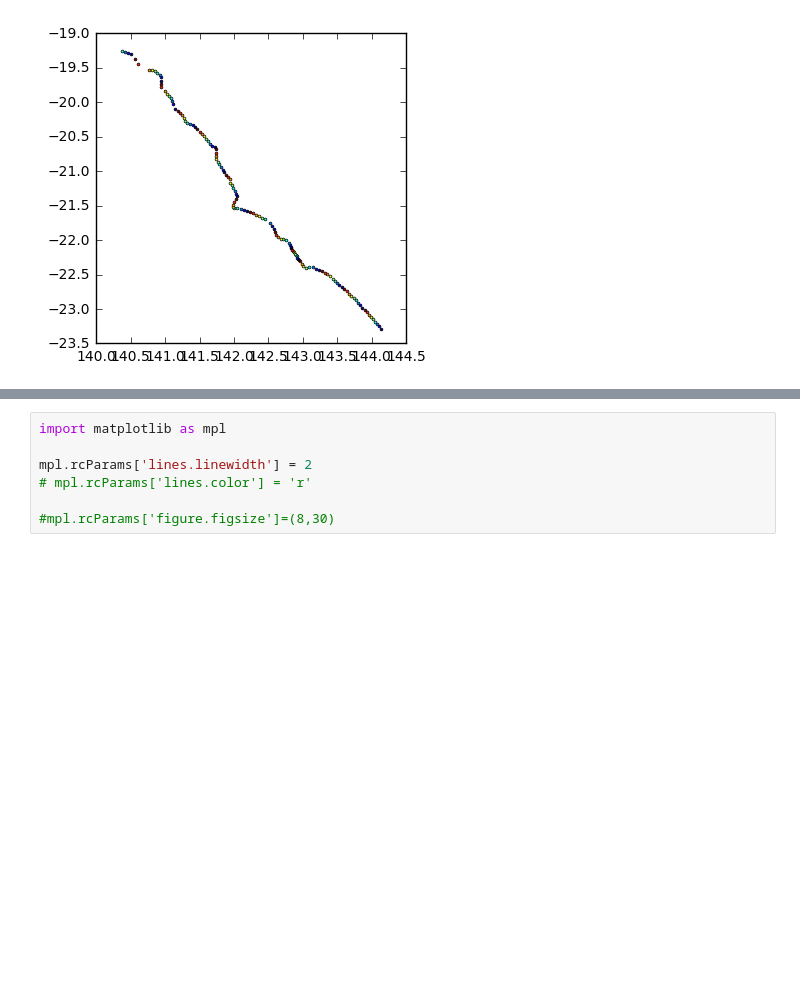
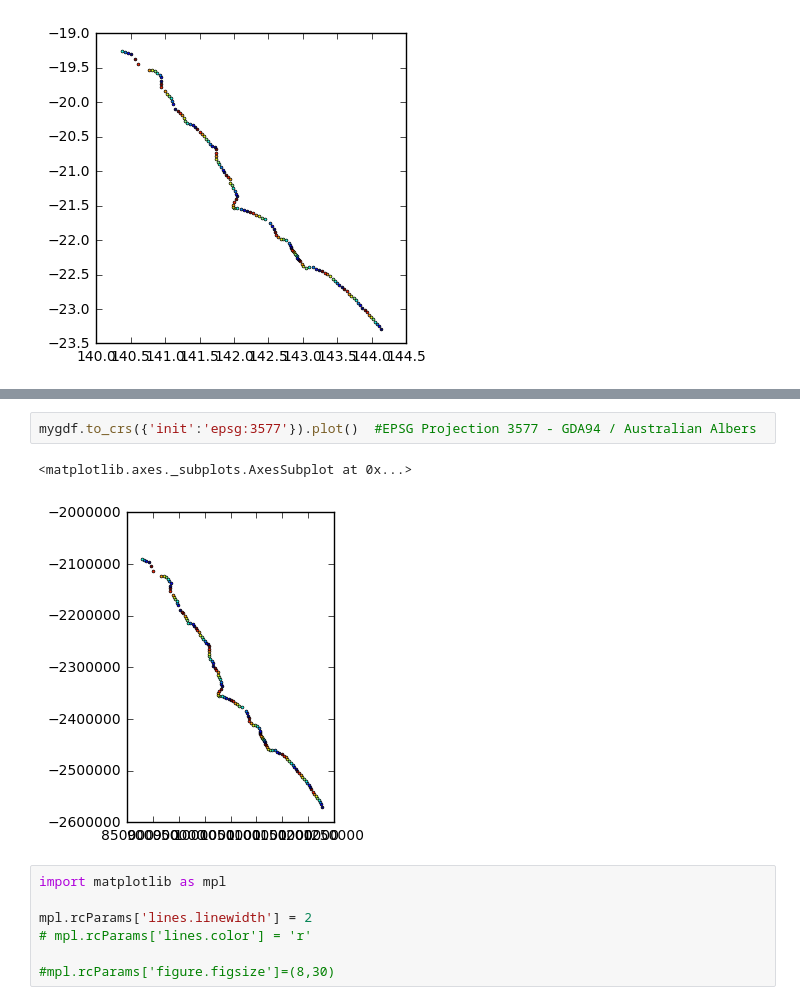
Before and after one commit to MTgeophysics/mtpy, a Jupyter notebook: examples/notebooks/geopandas_csv2shp.ipynb, the cells around one changed output, grey strips where cells are left out. Saved outputs shown, nothing was run; the diff lists cells and outputs as text; blank space fills up the shorter version.

```diff
--- a/examples/notebooks/geopandas_csv2shp.ipynb
+++ b/examples/notebooks/geopandas_csv2shp.ipynb
@@ -52,3 +62,8 @@ mygdf.plot()
+# %%
+mygdf.to_crs({'init':'epsg:3577'}).plot()  #EPSG Projection 3577 - GDA94 / Australian Albers
+# %% [output]
+<matplotlib.axes._subplots.AxesSubplot at 0x...>
+[figure, added]
 # %%
 import matplotlib as mpl
 
```
Also changed, not shown: parts of 3 cells of this notebook, 3 other files.
